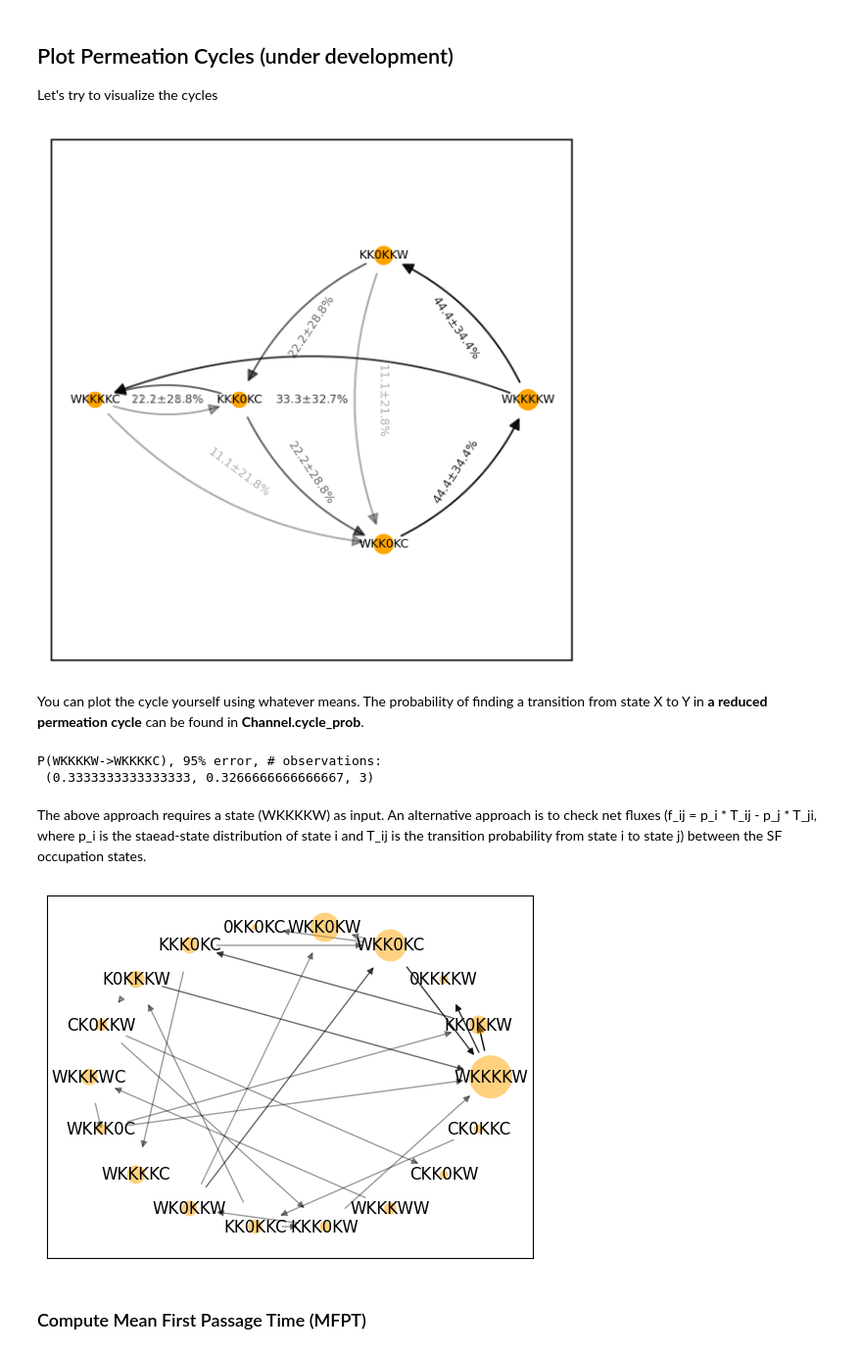
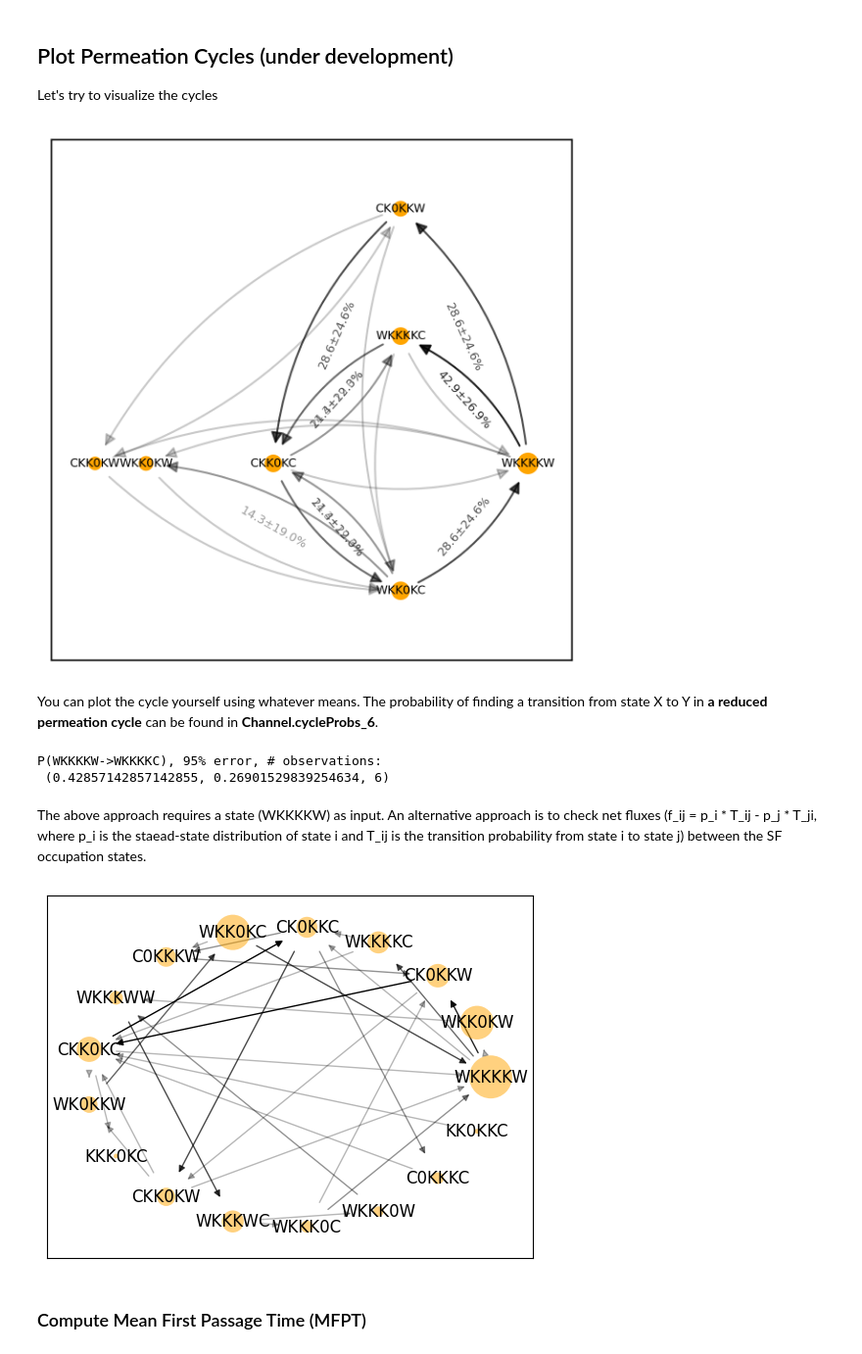
Before and after one commit to deGrootLab/KPerm, a Jupyter notebook: tutorials/charge-scaling/charge-scaling.ipynb, the cells around one changed output. Shown: that part at 98% size. Cells and saved outputs as stored; diff of their text form; code cells hidden in the pictures.

Commit message:
recover traj-2

```diff
--- a/tutorials/charge-scaling/charge-scaling.ipynb
+++ b/tutorials/charge-scaling/charge-scaling.ipynb
@@ -14,7 +14,7 @@ charge-scaling.ipynb  MthK.pdb  traj-0  traj-1
 # %%
 mthk = kp.Channel()
 mthk.coor = "MthK.pdb"
-mthk.trajs = [f"traj-{i}/traj-{i}.xtc" for i in range(2)]
+mthk.trajs = [f"traj-{i}/traj-{i}.xtc" for i in range(3)]
 # %% [markdown]
 ## Identify Constituent Atoms of SF
 Check if the atoms representing the SF are identified correctly.
@@ -72,6 +72,6 @@ Total execution time: 2.14258 s
 # %% [markdown]
 ## Load Processed Trajectories from kperm.csv and kerm.log and Compute Statistics
 # %%
-mthk.load([f"traj-{i}" for i in range(2)])
-mthk.compute_stats()
+mthk.load([f"traj-{i}" for i in range(3)])
+mthk.computeStats()
 # %% [output]
@@ -146,23 +155,23 @@ The third identified cycle from the first trajectory:
 ## Plot Permeation Cycles (under development)
 Let's try to visualize the cycles
 # %%
-mthk.plot_cycle(state_threshold=.05, label_threshold=0.10, offset=1,
+mthk.plotCycles(state_threshold=.05, label_threshold=0.10, offset=1,
                 scale=0.4, figsize=(4,4))
 # %% [output]
-[figure, old version]
+[figure, new version]
 # %% [markdown]
-You can plot the cycle yourself using whatever means. The probability of finding a transition from state X to Y in **a reduced permeation cycle** can be found in **Channel.cycle_prob**.
+You can plot the cycle yourself using whatever means. The probability of finding a transition from state X to Y in **a reduced permeation cycle** can be found in **Channel.cycleProbs_6**.
 # %%
-print("P(WKKKKW->WKKKKC), 95% error, # observations:\n", mthk.cycle_prob['WKKKKW']['WKKKKC'])
+print("P(WKKKKW->WKKKKC), 95% error, # observations:\n", mthk.cycleProbs_6['WKKKKW']['WKKKKC'])
 # %% [output]
 P(WKKKKW->WKKKKC), 95% error, # observations:
- (0.3333333333333333, 0.3266666666666667, 3)
+ (0.42857142857142855, 0.26901529839254634, 6)
 # %% [markdown]
 The above approach requires a state (WKKKKW) as input. An alternative approach is to check net fluxes (f_ij = p_i * T_ij - p_j * T_ji, where p_i is the staead-state distribution of state i and T_ij is the transition probability from state i to state j) between the SF occupation states.
 # %%
-mthk.plot_netflux(weight_threshold=0.25)
+mthk.plotNetFlux(weight_threshold=0.25)
 # %% [output]
-[figure, old version]
+[figure, new version]
 # %% [markdown]
 ### Compute Mean First Passage Time (MFPT)
 # %% [markdown]
```
Also changed, not shown: parts of 8 cells of this notebook, 18 other files.
